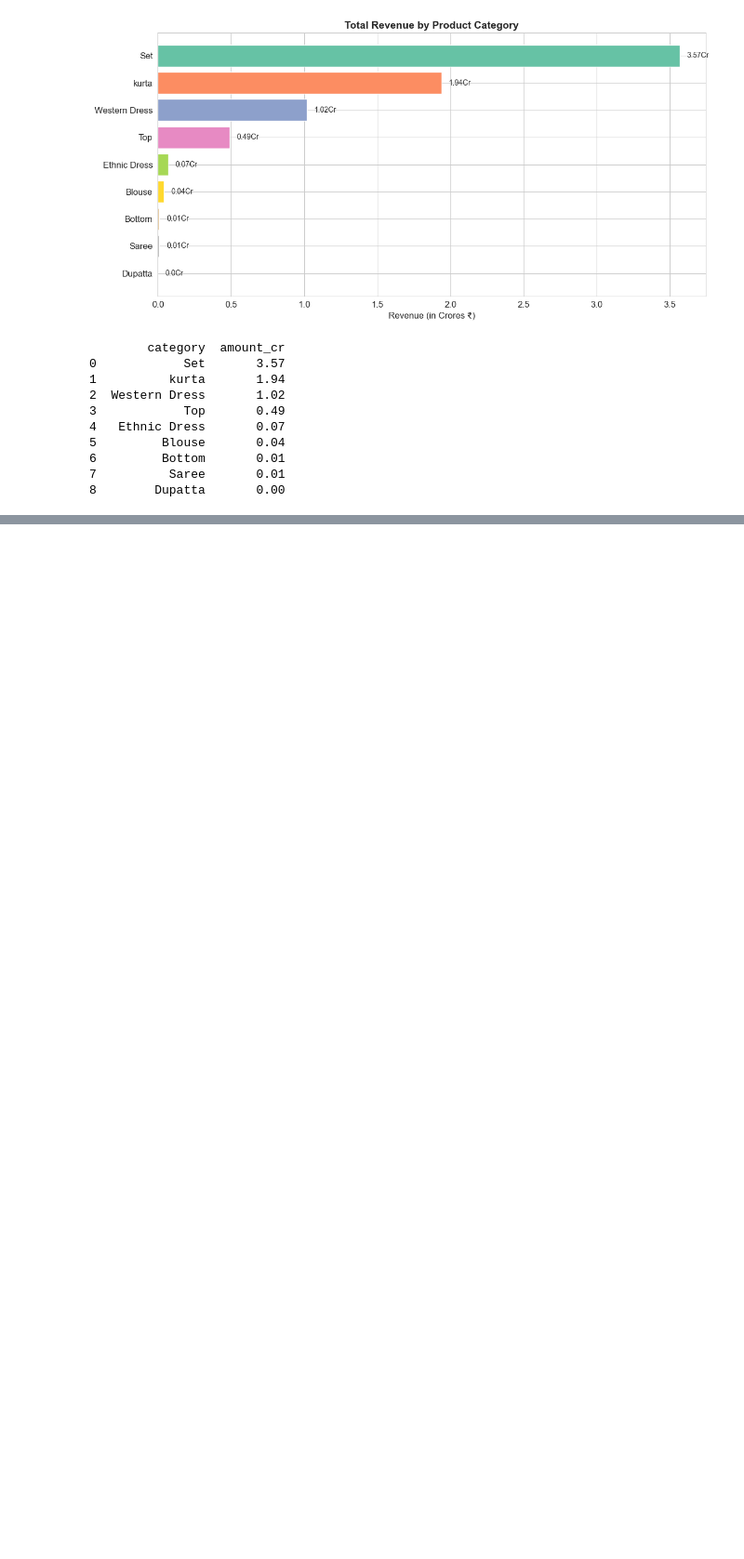
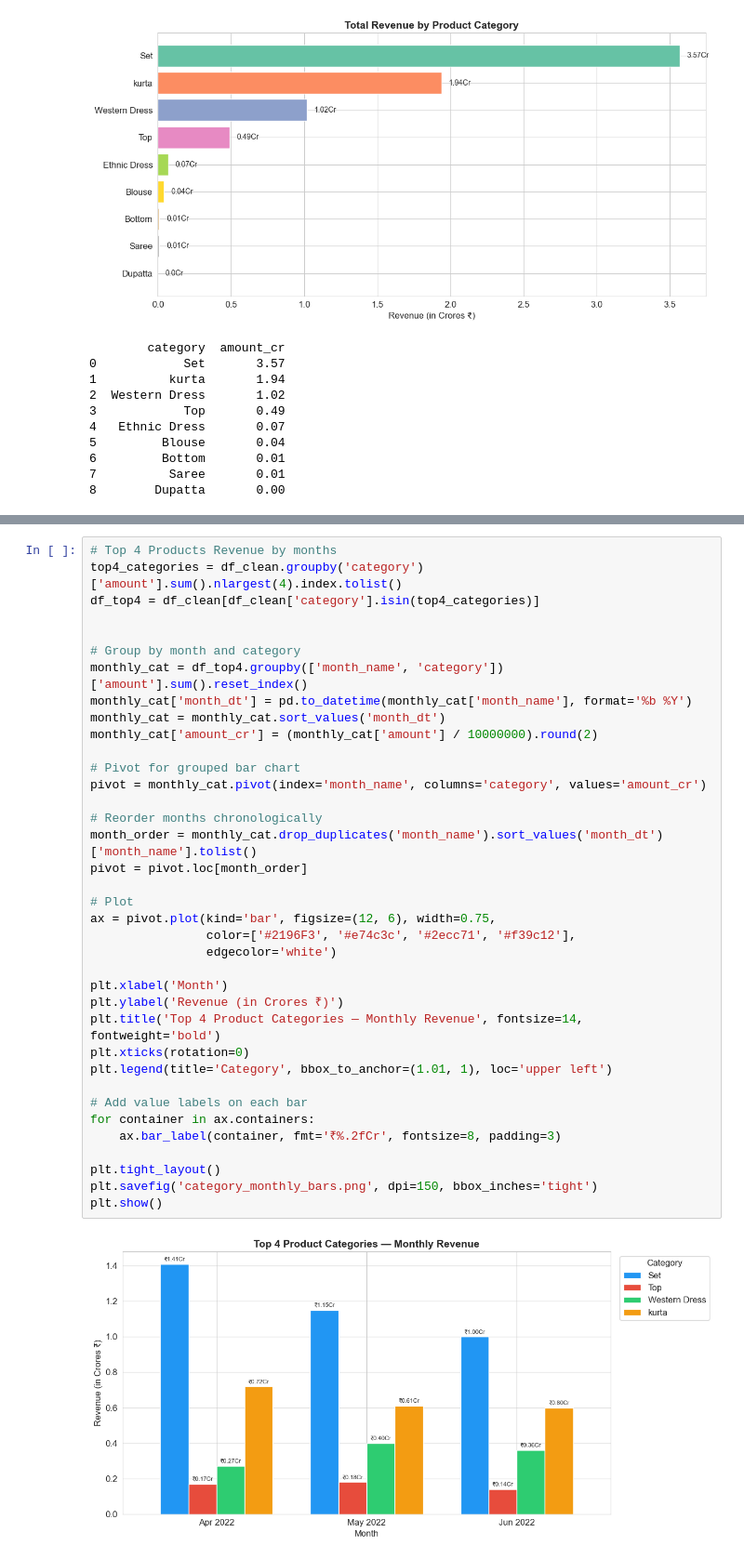
Before and after one commit to AbhishekSohal/Ecommerce_Dashboard, a Jupyter notebook: amazon_analysis.ipynb, the cells around one changed output, grey strips where cells are left out. Shown at 93% size. Drawn from its saved outputs; the diff is of its cells as text; blank space fills up the shorter version.

```diff
--- a/amazon_analysis.ipynb
+++ b/amazon_analysis.ipynb
@@ -243,0 +325,39 @@ plt.show()
+# %%
+# Top 4 Products Revenue by months
+top4_categories = df_clean.groupby('category')['amount'].sum().nlargest(4).index.tolist()
+df_top4 = df_clean[df_clean['category'].isin(top4_categories)]
+
+
+# Group by month and category
+monthly_cat = df_top4.groupby(['month_name', 'category'])['amount'].sum().reset_index()
+monthly_cat['month_dt'] = pd.to_datetime(monthly_cat['month_name'], format='%b %Y')
+monthly_cat = monthly_cat.sort_values('month_dt')
+monthly_cat['amount_cr'] = (monthly_cat['amount'] / 10000000).round(2)
+
+# Pivot for grouped bar chart
+pivot = monthly_cat.pivot(index='month_name', columns='category', values='amount_cr')
+
+# Reorder months chronologically
+month_order = monthly_cat.drop_duplicates('month_name').sort_values('month_dt')['month_name'].tolist()
+pivot = pivot.loc[month_order]
+
+# Plot
+ax = pivot.plot(kind='bar', figsize=(12, 6), width=0.75,
+                color=['#2196F3', '#e74c3c', '#2ecc71', '#f39c12'],
+                edgecolor='white')
+
+plt.xlabel('Month')
+plt.ylabel('Revenue (in Crores ₹)')
+plt.title('Top 4 Product Categories — Monthly Revenue', fontsize=14, fontweight='bold')
+plt.xticks(rotation=0)
+plt.legend(title='Category', bbox_to_anchor=(1.01, 1), loc='upper left')
+
+# Add value labels on each bar
+for container in ax.containers:
+    ax.bar_label(container, fmt='₹%.2fCr', fontsize=8, padding=3)
+
+plt.tight_layout()
+plt.savefig('category_monthly_bars.png', dpi=150, bbox_inches='tight')
+plt.show()
+# %% [output]
+[figure, added]
```
Also changed, not shown: parts of 11 cells of this notebook, 9 other files.
